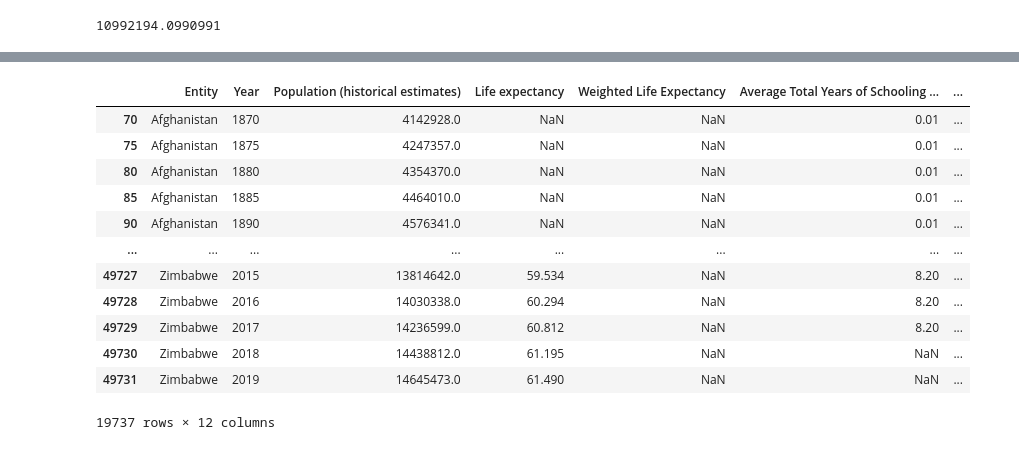
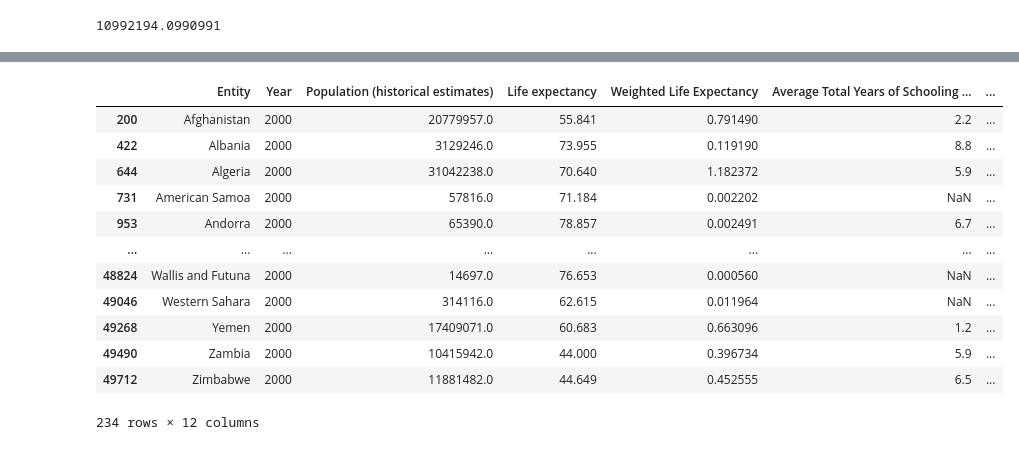
Before and after one commit to jcarballo1/cs5395-project1, a Jupyter notebook: Project1_V2.ipynb, the cells around one changed output, grey strips where cells are left out. Drawn from its saved outputs; the diff is of its cells as text; code cells hidden in the pictures.

```diff
--- a/Project1_V2.ipynb
+++ b/Project1_V2.ipynb
@@ -194,7 +196,7 @@ factors.loc[(factors['Year'] == 1870) & (pd.notna(factors['Life expectancy']))]
 # %%
 for year in range(1800, 2022):
-    factors['Weighted Life Expectancy'].loc[(factors['Year'] == f"{year}") & (pd.notna(factors['Life expectancy']))] = (
-        factors['Population (historical estimates)'].loc[(factors['Year'] == f"{year}")
+    factors['Weighted Life Expectancy'].loc[(factors['Year'] == year) & (pd.notna(factors['Life expectancy']))] = (
+        factors['Population (historical estimates)'].loc[(factors['Year'] == year)
                                                          & (pd.notna(factors['Life expectancy']))]
         / factors['Population (historical estimates)'].loc[(factors['Year'] == f"{year}")
                                                            & (pd.notna(factors['Life expectancy']))].mean())
@@ -218,18 +220,18 @@ for year in range(1800, 2022):
         / factors['Population (historical estimates)'].loc[(factors['Year'] == f"{year}")
                                                            & (pd.notna(factors['GNI per capita, PPP (constant 2017 international $)']))].mean())
 # %%
-factors
+factors.loc[(factors['Year'] == 2000) & (pd.notna(factors['Life expectancy']))]
 # %% [output]
 |  | Entity | Year | Population (historical estimates) | Life expectancy | Weighted Life Expectancy | Average Total Years of Schooling ... | ... |
-| 70 | Afghanistan | 1870 | 4142928.0 | NaN | NaN | 0.01 | ... |
-| 75 | Afghanistan | 1875 | 4247357.0 | NaN | NaN | 0.01 | ... |
-| 80 | Afghanistan | 1880 | 4354370.0 | NaN | NaN | 0.01 | ... |
-| 85 | Afghanistan | 1885 | 4464010.0 | NaN | NaN | 0.01 | ... |
-| 90 | Afghanistan | 1890 | 4576341.0 | NaN | NaN | 0.01 | ... |
+| 200 | Afghanistan | 2000 | 20779957.0 | 55.841 | 0.791490 | 2.2 | ... |
+| 422 | Albania | 2000 | 3129246.0 | 73.955 | 0.119190 | 8.8 | ... |
+| 644 | Algeria | 2000 | 31042238.0 | 70.640 | 1.182372 | 5.9 | ... |
+| 731 | American Samoa | 2000 | 57816.0 | 71.184 | 0.002202 | NaN | ... |
+| 953 | Andorra | 2000 | 65390.0 | 78.857 | 0.002491 | 6.7 | ... |
 | ... | ... | ... | ... | ... | ... | ... | ... |
-| 49727 | Zimbabwe | 2015 | 13814642.0 | 59.534 | NaN | 8.20 | ... |
-| 49728 | Zimbabwe | 2016 | 14030338.0 | 60.294 | NaN | 8.20 | ... |
-| 49729 | Zimbabwe | 2017 | 14236599.0 | 60.812 | NaN | 8.20 | ... |
-| 49730 | Zimbabwe | 2018 | 14438812.0 | 61.195 | NaN | NaN | ... |
-| 49731 | Zimbabwe | 2019 | 14645473.0 | 61.490 | NaN | NaN | ... |
+| 48824 | Wallis and Futuna | 2000 | 14697.0 | 76.653 | 0.000560 | NaN | ... |
+| 49046 | Western Sahara | 2000 | 314116.0 | 62.615 | 0.011964 | NaN | ... |
+| 49268 | Yemen | 2000 | 17409071.0 | 60.683 | 0.663096 | 1.2 | ... |
+| 49490 | Zambia | 2000 | 10415942.0 | 44.000 | 0.396734 | 5.9 | ... |
+| 49712 | Zimbabwe | 2000 | 11881482.0 | 44.649 | 0.452555 | 6.5 | ... |
-19737 rows × 12 columns
+234 rows × 12 columns
```
Also changed, not shown: parts of 8 cells of this notebook.
